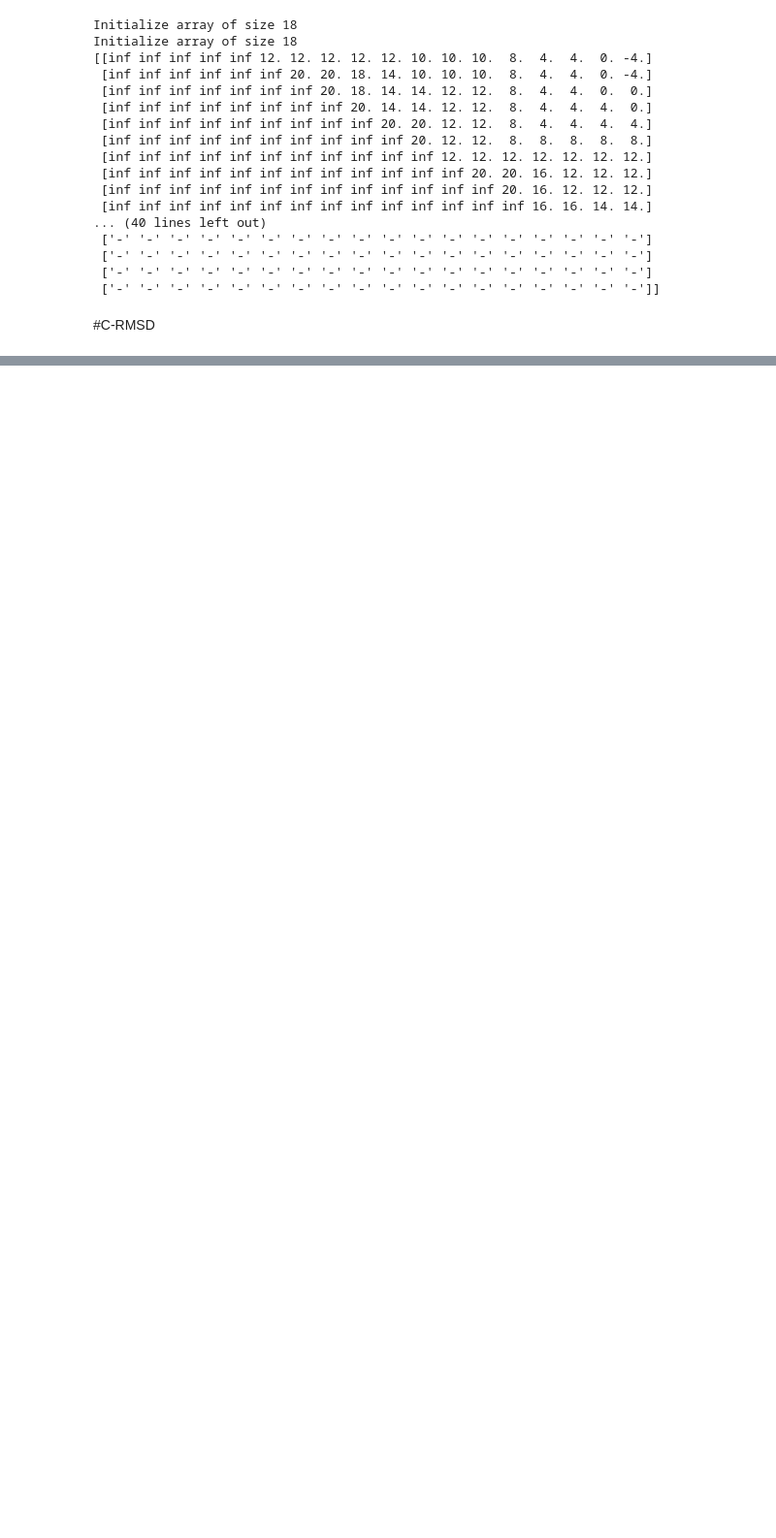
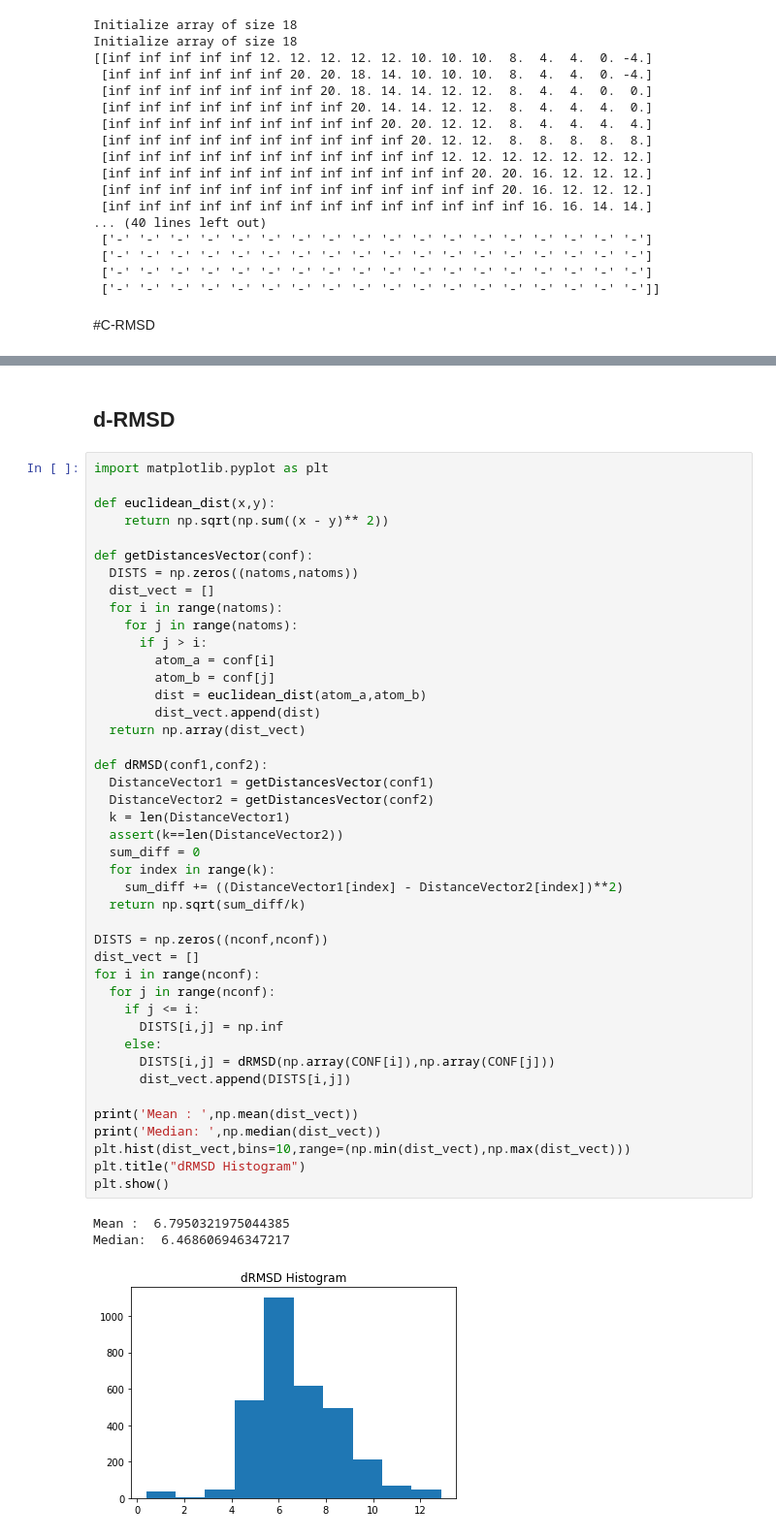
Before and after one commit to NikolasGialitsis/RNA_2D_struct, a Jupyter notebook: RNA_fold.ipynb, the cells around one changed output, grey strips where cells are left out. Shown: that part at 97% size. Saved outputs shown, nothing was run; the diff lists cells and outputs as text; blank space fills up the shorter version.

```diff
--- a/RNA_fold.ipynb
+++ b/RNA_fold.ipynb
@@ -330,0 +308,49 @@ AssertionError: ignored
+# %% [markdown]
+## d-RMSD
+# %%
+import matplotlib.pyplot as plt
+
+def euclidean_dist(x,y):
+    return np.sqrt(np.sum((x - y)** 2))
+
+def getDistancesVector(conf):
+  DISTS = np.zeros((natoms,natoms))
+  dist_vect = []
+  for i in range(natoms):
+    for j in range(natoms):
+      if j > i:
+        atom_a = conf[i]
+        atom_b = conf[j]
+        dist = euclidean_dist(atom_a,atom_b)
+        dist_vect.append(dist)
+  return np.array(dist_vect)
+
+def dRMSD(conf1,conf2):
+  DistanceVector1 = getDistancesVector(conf1)
+  DistanceVector2 = getDistancesVector(conf2)
+  k = len(DistanceVector1)
+  assert(k==len(DistanceVector2))
+  sum_diff = 0
+  for index in range(k):
+    sum_diff += ((DistanceVector1[index] - DistanceVector2[index])**2)
+  return np.sqrt(sum_diff/k)
+
+DISTS = np.zeros((nconf,nconf))
+dist_vect = []
+for i in range(nconf):
+  for j in range(nconf):
+    if j <= i:
+      DISTS[i,j] = np.inf
+    else:
+      DISTS[i,j] = dRMSD(np.array(CONF[i]),np.array(CONF[j]))
+      dist_vect.append(DISTS[i,j])
+
+print('Mean : ',np.mean(dist_vect))
+print('Median: ',np.median(dist_vect))
+plt.hist(dist_vect,bins=10,range=(np.min(dist_vect),np.max(dist_vect)))
+plt.title("dRMSD Histogram")
+plt.show()
+# %% [output]
+Mean :  6.7950321975044385
+Median:  6.468606946347217
+[figure, added]
```
Also changed, not shown: parts of 3 cells of this notebook.
